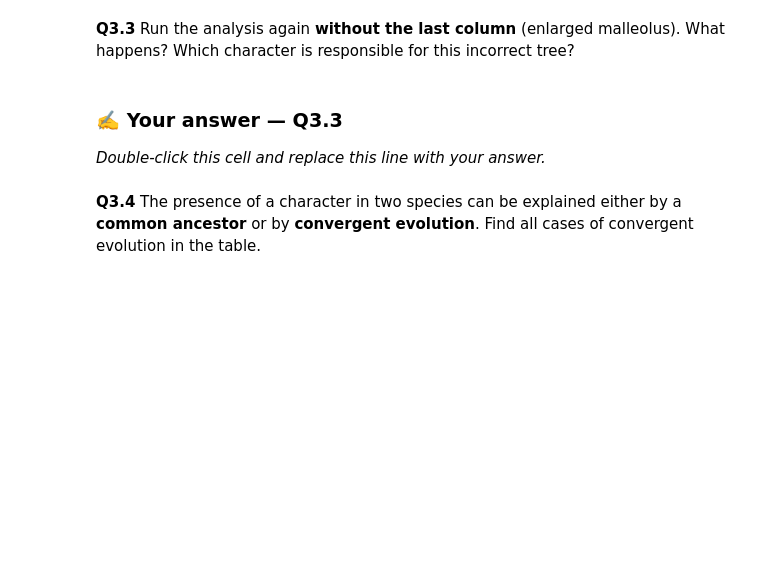
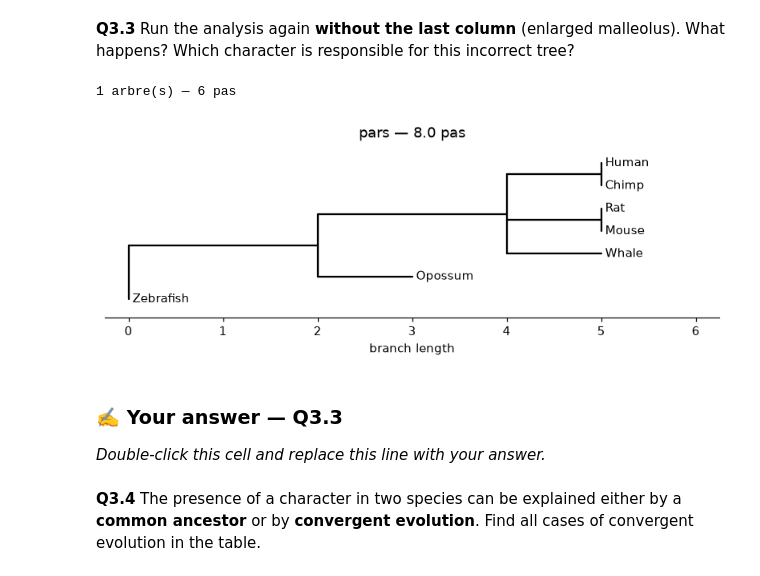
Before and after one commit to MisterPEG/PHYG2026, a Jupyter notebook: PHYG_TME2/TME2.ipynb, the cells around one changed output. Saved outputs shown, nothing was run; the diff lists cells and outputs as text; code cells hidden in the pictures; blank space fills up the shorter version.

```diff
--- a/PHYG_TME2/TME2.ipynb
+++ b/PHYG_TME2/TME2.ipynb
@@ -861,7 +1293,19 @@ What happens? Which character is responsible for this incorrect tree?
 # %%
 # ---- TODO ----
 # characters.drop(columns="malleolus") gives the table without the last column.
 # Run pars, and the exhaustive search, on it.
+
+characters_no_mall = characters.drop(columns="malleolus")
+trees2, steps2 = parsimony_tree(characters_no_mall)
+all_best2, best_steps2 = exhaustive_parsimony(characters_no_mall)
+
+print(f"{len(trees2)} arbre(s) — {best_steps2} pas")
+for t in trees:
+    t.root_with_outgroup("Zebrafish")
+    show_tree(t, title=f"pars — {steps} pas")
+# %% [output]
+1 arbre(s) — 6 pas
+[figure, added]
 # %% [markdown]
 ### &#9997;&#65039; Your answer — Q3.3
 
```
Also changed, not shown: parts of 31 cells of this notebook, 3 other files.
